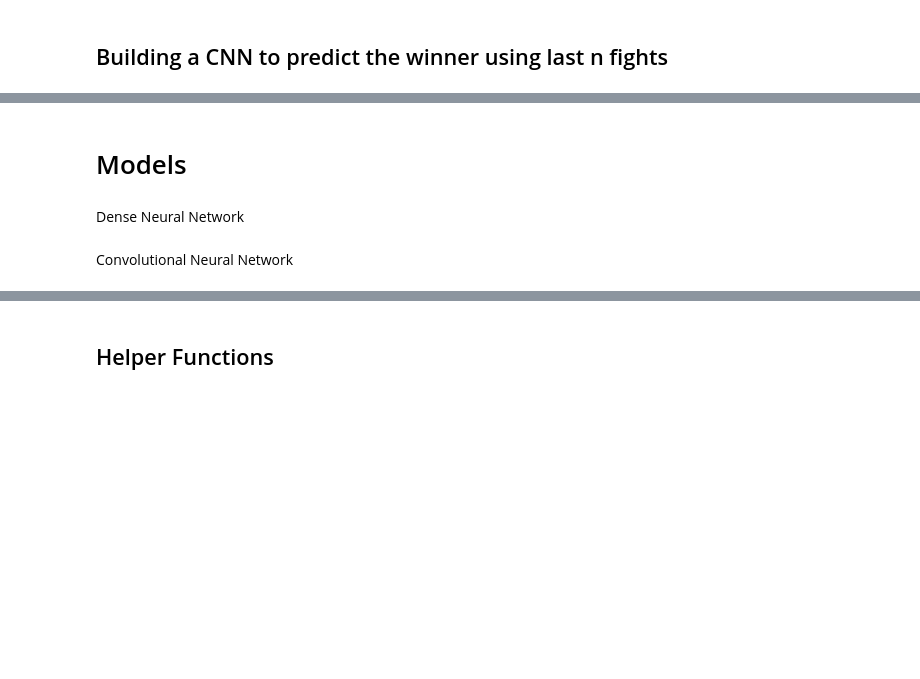
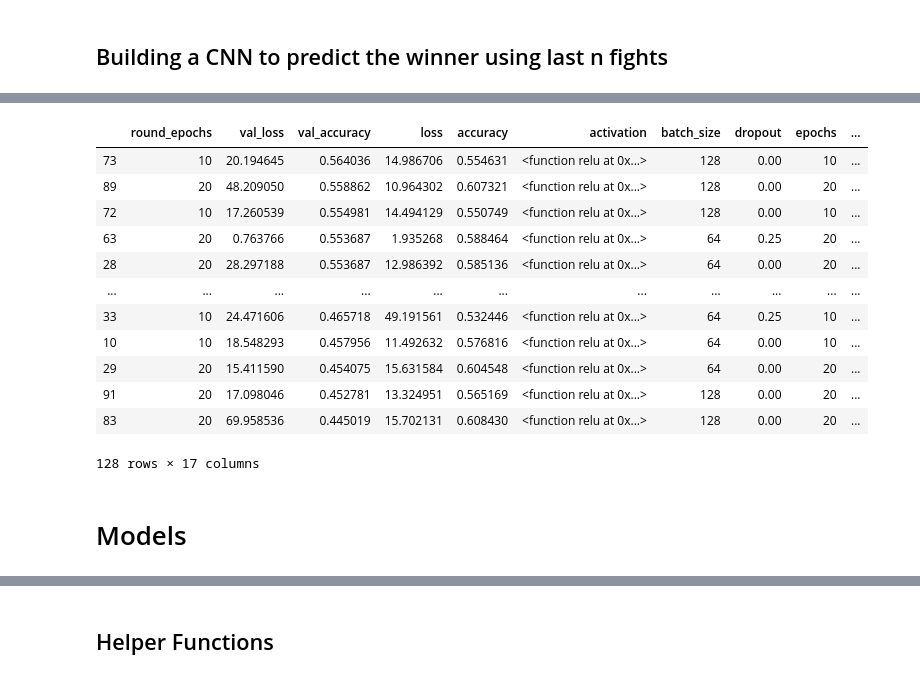
Before and after one commit to JamesPeralta/UFC-Fight-Predictor, a Jupyter notebook: predict_on_last_n_fights/DNN.ipynb, the cells around one changed output, grey strips where cells are left out. Cells and saved outputs as stored; diff of their text form; code cells hidden in the pictures; blank space fills up the shorter version.

Commit message:
Built CNN to predict last N Fights

```diff
--- a/predict_on_last_n_fights/DNN.ipynb
+++ b/predict_on_last_n_fights/DNN.ipynb
@@ -90,3 +149,21 @@ X_train, X_test, y_train, y_test = n_fights_to_array()
+# %%
+# Define hyperparameters to use in Grid Search
+cnn_params = {'lr': (0.2, 1, 2),
+     'first_neuron': [64, 128],
+     'kernel_size': [2],
+     'batch_size': [64, 128],
+     'epochs': [10, 20],
+     'dropout': (0, 0.5, 2),
+     'flatten_layer': [100, 150],
+     'optimizer': [Adam],
+     'shapes':['brick', 'funnel'],
+     'losses': [binary_crossentropy],
+     'activation': [relu],
+     'last_activation': [sigmoid]}
 # %%
 # Create the Neural Network
-model = get_cnn()
+model = ta.Scan(x=X_train,
+                y=y_train,
+                model=get_cnn,
+                params=cnn_params,
+                experiment_name="UFC_5_Fight_Predictor_CNN")
@@ -97,4 +170,22 @@ model = get_cnn()
+# %%
+results_df = model.data
+# %%
+top_10_dnn = results_df.sort_values(by=['val_accuracy'], ascending=False) # .head(10)
+# %%
+top_10_dnn
+# %% [output]
+|  | round_epochs | val_loss | val_accuracy | loss | accuracy | activation | batch_size | dropout | epochs | ... |
+| 73 | 10 | 20.194645 | 0.564036 | 14.986706 | 0.554631 | <function relu at 0x...> | 128 | 0.00 | 10 | ... |
+| 89 | 20 | 48.209050 | 0.558862 | 10.964302 | 0.607321 | <function relu at 0x...> | 128 | 0.00 | 20 | ... |
+| 72 | 10 | 17.260539 | 0.554981 | 14.494129 | 0.550749 | <function relu at 0x...> | 128 | 0.00 | 10 | ... |
+| 63 | 20 | 0.763766 | 0.553687 | 1.935268 | 0.588464 | <function relu at 0x...> | 64 | 0.25 | 20 | ... |
+| 28 | 20 | 28.297188 | 0.553687 | 12.986392 | 0.585136 | <function relu at 0x...> | 64 | 0.00 | 20 | ... |
+| ... | ... | ... | ... | ... | ... | ... | ... | ... | ... | ... |
+| 33 | 10 | 24.471606 | 0.465718 | 49.191561 | 0.532446 | <function relu at 0x...> | 64 | 0.25 | 10 | ... |
+| 10 | 10 | 18.548293 | 0.457956 | 11.492632 | 0.576816 | <function relu at 0x...> | 64 | 0.00 | 10 | ... |
+| 29 | 20 | 15.411590 | 0.454075 | 15.631584 | 0.604548 | <function relu at 0x...> | 64 | 0.00 | 20 | ... |
+| 91 | 20 | 17.098046 | 0.452781 | 13.324951 | 0.565169 | <function relu at 0x...> | 128 | 0.00 | 20 | ... |
+| 83 | 20 | 69.958536 | 0.445019 | 15.702131 | 0.608430 | <function relu at 0x...> | 128 | 0.00 | 20 | ... |
+128 rows × 17 columns
 # %% [markdown]
 # Models
-# %% [markdown]
-Dense Neural Network
@@ -115,2 +191,0 @@ def get_dnn():
-# %% [markdown]
-Convolutional Neural Network
```
Also changed, not shown: parts of 27 cells of this notebook, 24 other files.
